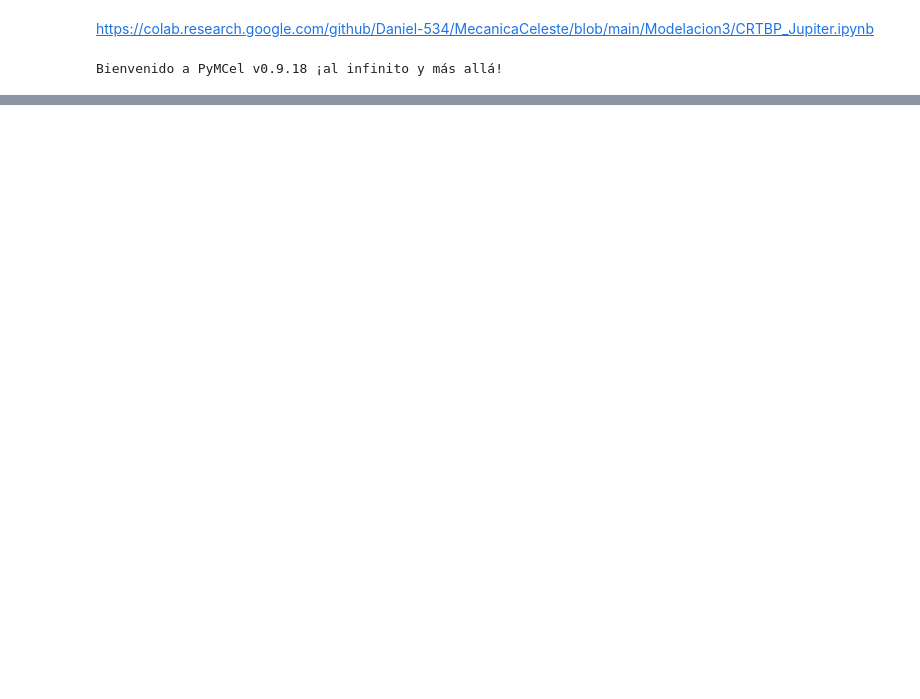
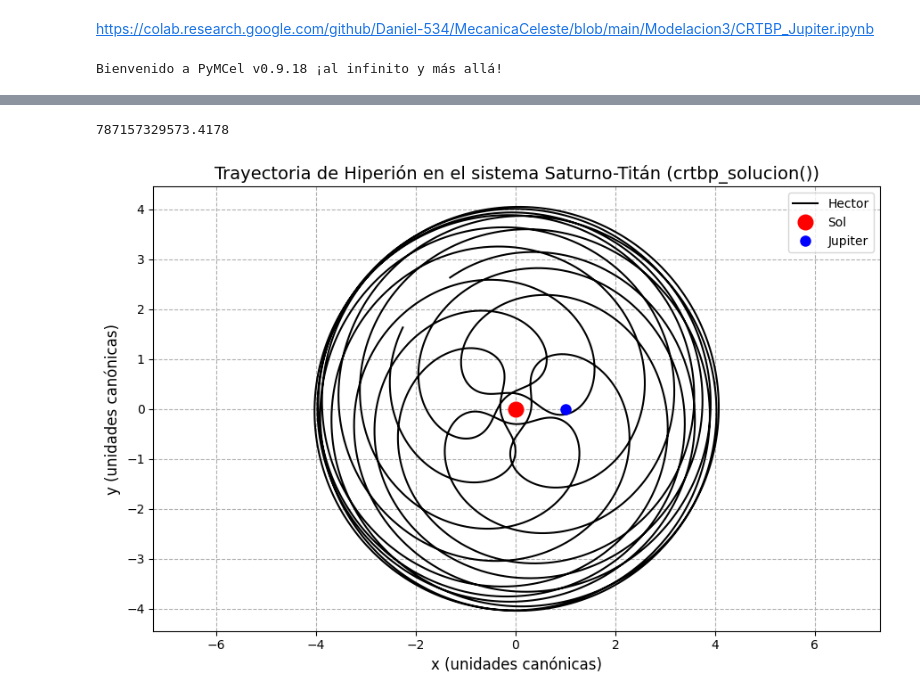
Before and after one commit to Daniel-534/MecanicaCeleste, a Jupyter notebook: Modelacion3/CRTBP_Jupiter.ipynb, the cells around one changed output, grey strips where cells are left out. Drawn from its saved outputs; the diff is of its cells as text; code cells hidden in the pictures; blank space fills up the shorter version.

Commit message:
CRTBP Sol-Jupiter-39P/Oterma

```diff
--- a/Modelacion3/CRTBP_Jupiter.ipynb
+++ b/Modelacion3/CRTBP_Jupiter.ipynb
@@ -11,14 +11,12 @@ from IPython.display import HTML, display
 # %% [output]
 Bienvenido a PyMCel v0.9.18 ¡al infinito y más allá!
 # %%
-Epochs = {'start': '2026-06-16', 'stop': '2026-07-16', 'step': '1d'}
-
-ids = ["10","599","546"]
+Epochs = {'start': '2026-06-16', 'stop': '2027-06-16', 'step': '5d'}
 
 cuerpos = {
     "Sol": "10",
     "Jupiter": "599",
-    "Carpo": "546"
+    "Hector": "90000468"
 }
 
 all_tablas = {}
@@ -28,7 +26,7 @@ all_vector_estado = {}
 for name, body_id in cuerpos.items():
   tabla_body, tiempo_jd_body, vector_estado_body = pc.consulta_horizons(
       id=body_id,
-      location='@5',
+      location='@0',
       epochs=Epochs,
       datos='vectors',
   )
@@ -43,10 +57,17 @@ vector_estado = all_vector_estado
+# %%
+pos_sol = np.linalg.norm(vector_estado["Sol"][["x","y","z"]].iloc[0].to_numpy())
+pos_jupiter = np.linalg.norm(vector_estado["Jupiter"][["x","y","z"]].iloc[0].to_numpy())
+dist = pos_jupiter - pos_sol
+print(dist)
+# %% [output]
+787157329573.4178
 # %%
 G = pc.constantes.G
-m1 = pc.constantes.mu_saturn/G    # Masa del Sol
-m2 = 1.345e23                     # Masa de Jupiter
-m3 = 5.686e18                     # Masa de Carpo
+m1 = pc.constantes.M_sun   # Masa del Sol
+m2 = pc.constantes.M_jup                     # Masa de Jupiter
+m3 = 9.95e18                     # Masa de Hector
 
-a = 1.2218e9
+a = 787157329573.4178
 
 # Definimos unidades canonicas
 U_M = m1+m2
@@ -59,0 +168,21 @@ mu1 = 1-alpha
+# %%
+rs, vs, ris, vis, r1s, r2s = pc.crtbp_solucion(alpha, Ys[:3],Ys[3:],ts)
+# %%
+plt.figure(figsize=(6*1.5, 4*1.5))
+
+plt.plot(rs[:,0], rs[:,1], color='black', linewidth=1.5, label='Hector')
+
+plt.plot(-alpha, 0, 'o', color='red', markersize=12, label='Sol')
+plt.plot(1 - alpha, 0, 'o', color='blue', markersize=8, label='Jupiter')
+
+plt.xlabel('x (unidades canónicas)', fontsize=12)
+plt.ylabel('y (unidades canónicas)', fontsize=12)
+plt.title('Trayectoria de Hiperión en el sistema Saturno-Titán (crtbp_solucion())', fontsize=14)
+
+plt.grid(ls="--")
+plt.axis('equal')
+
+plt.legend()
+plt.tight_layout();
+# %% [output]
+[figure, added]
```
Also changed, not shown: parts of 3 cells of this notebook.
